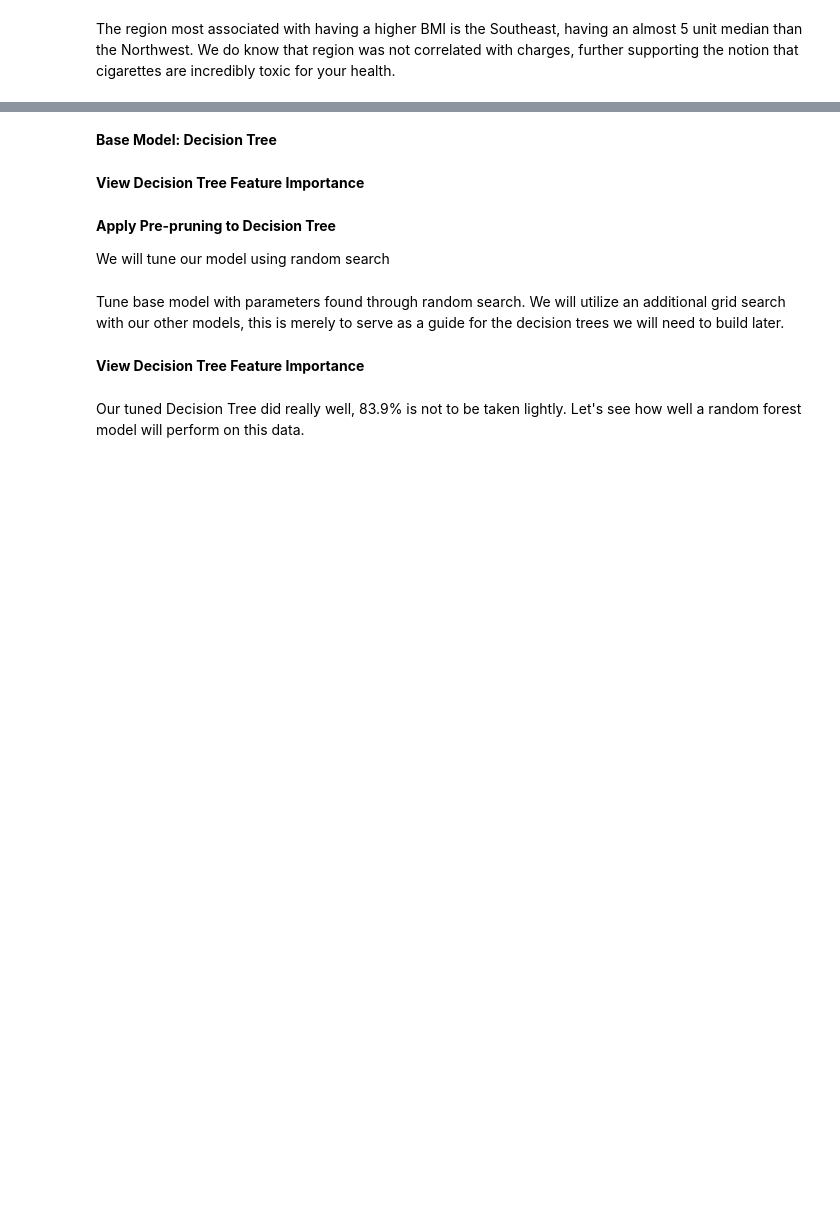
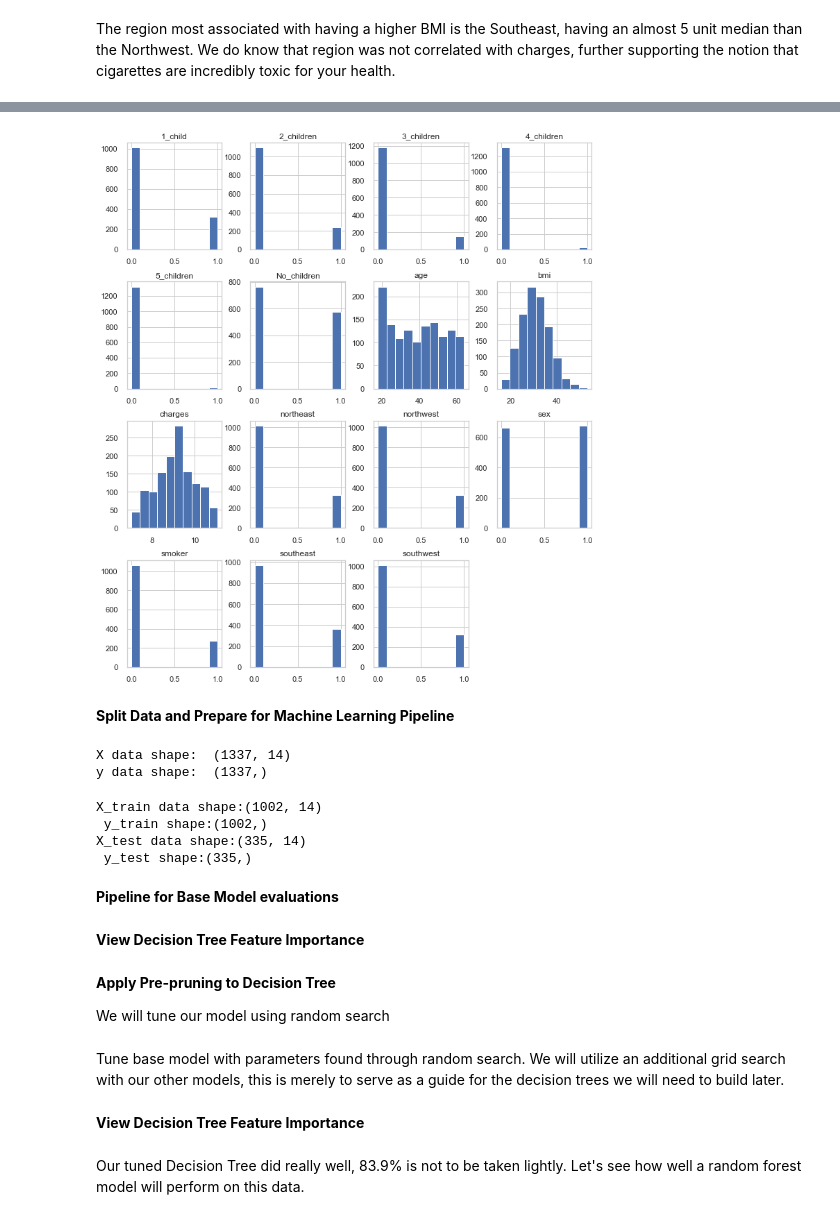
Before and after one commit to KishenSharma6/HealthInsurancePremiums-Regression, a Jupyter notebook: Health Insurance Premiums - Regression.ipynb, the cells around one changed output, grey strips where cells are left out. Saved outputs shown, nothing was run; the diff lists cells and outputs as text; code cells hidden in the pictures; blank space fills up the shorter version.

```diff
--- a/Health Insurance Premiums - Regression.ipynb
+++ b/Health Insurance Premiums - Regression.ipynb
@@ -421,11 +398,43 @@ Confirm data is in proper shape to apply cross-validation(CV).
+# %%
+#Apply log transformation to charges
+df.charges = np.log(df.charges)
+# %%
+#View Histogram of all features
+df.hist(figsize=(12,12))
+
+#add space between subplots
+plt.subplots_adjust(top=1)
+# %% [output]
+[figure, added]
+# %% [markdown]
+**Split Data and Prepare for Machine Learning Pipeline**
 # %%
-# #Assign data to X and y
-# X= df.drop('charges', axis=1).to_numpy()
-# y= df['charges'].to_numpy()
+#Assign data to X and y
+X= df.drop('charges', axis=1)
+y= df['charges']
 
 
-# #Print data shapes
-# print('X data shape: ', X.shape)
-# print('y data shape: ', y.shape, '\n')
+#Print data shapes
+print('X data shape: ', X.shape)
+print('y data shape: ', y.shape, '\n')
+# %% [output]
+X data shape:  (1337, 14)
+y data shape:  (1337,)
+# %%
+#Import splitter
+from sklearn.model_selection import train_test_split
+
+#Split data
+X_train, X_test, y_train, y_test = train_test_split(
+                                    X, y, random_state = 42)
+
+#Print data shapes
+print('X_train data shape:{} \n y_train shape:{}'.format(X_train.shape, y_train.shape))
+print('X_test data shape:{} \n y_test shape:{}'.format(X_test.shape, y_test.shape))
+# %% [output]
+X_train data shape:(1002, 14)
+ y_train shape:(1002,)
+X_test data shape:(335, 14)
+ y_test shape:(335,)
 # %% [markdown]
-**Base Model: Decision Tree**
+**Pipeline for Base Model evaluations**
```
Also changed, not shown: parts of 16 cells of this notebook.
